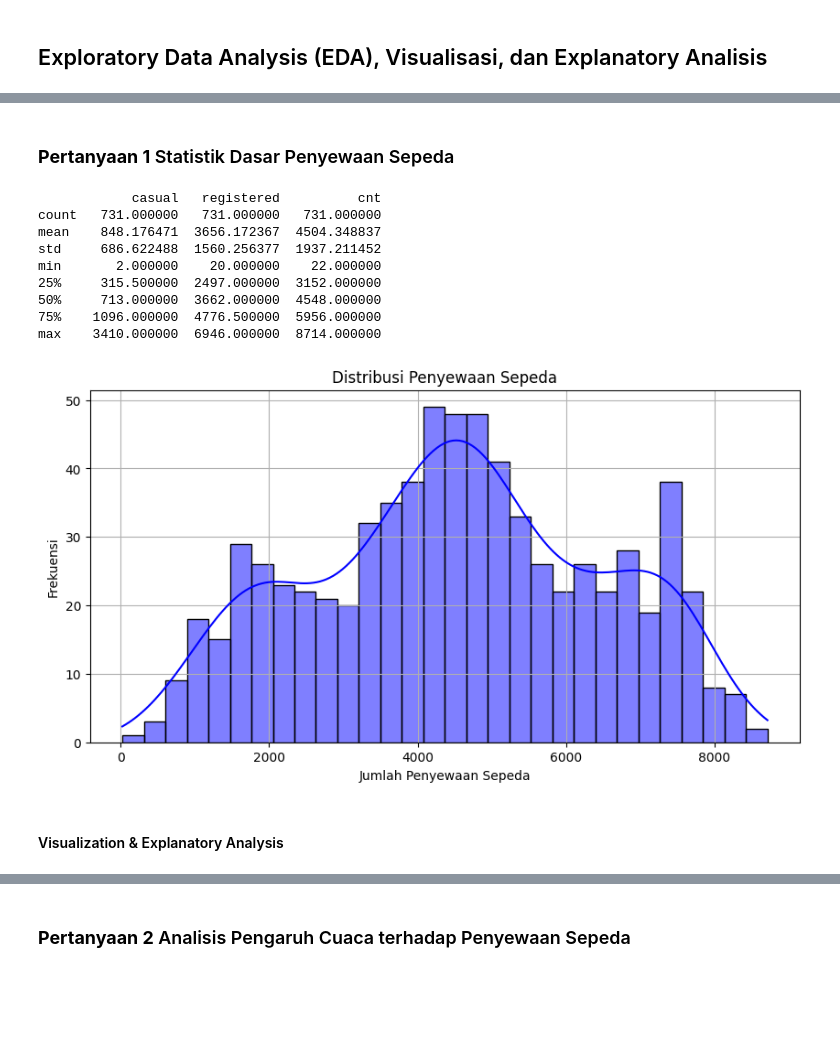
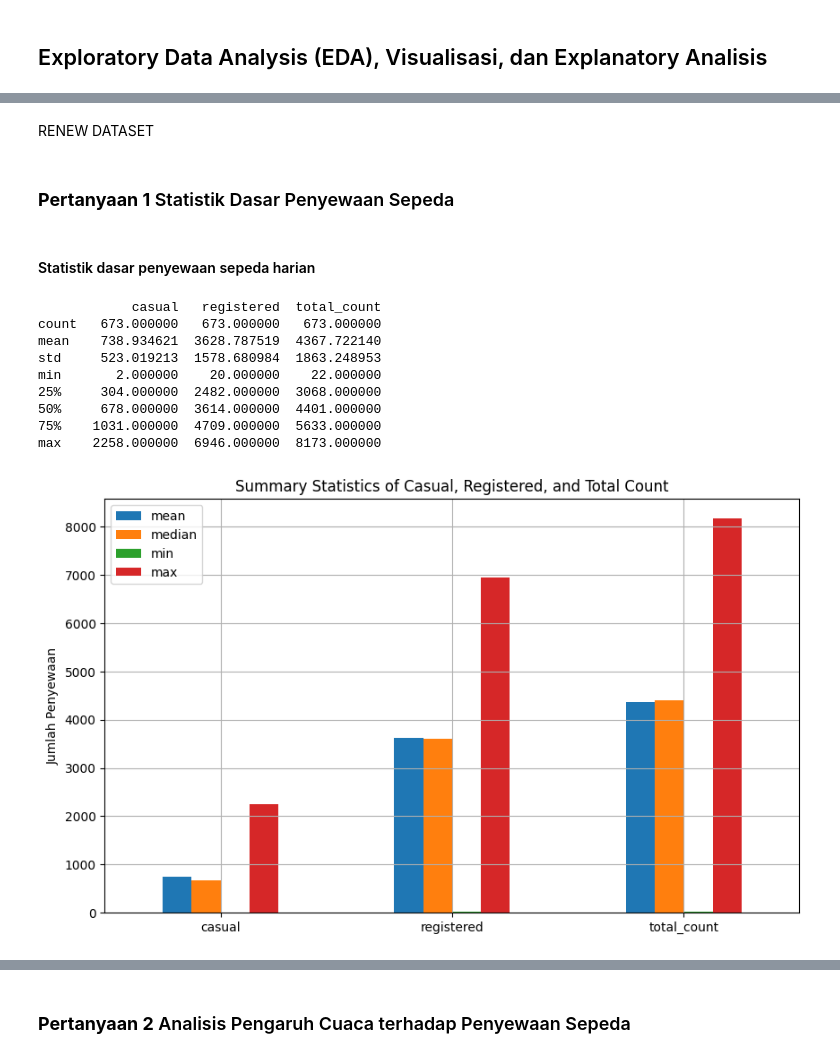
Before and after one commit to AmeliaGizzela/dicoding.data.bikesharing, a Jupyter notebook: Proyek_Analisis_Data_(Amelia_Gizzela).ipynb, the cells around one changed output, grey strips where cells are left out. Drawn from its saved outputs; the diff is of its cells as text; code cells hidden in the pictures; blank space fills up the shorter version.

```diff
--- a/Proyek_Analisis_Data_(Amelia_Gizzela).ipynb
+++ b/Proyek_Analisis_Data_(Amelia_Gizzela).ipynb
@@ -112,0 +210,9 @@ Pada tahap ini kita skip soalnya datanya udah oke
+# %%
+# Pilih hanya kolom numerik
+numeric_cols = hour_df.select_dtypes(include=['int64', 'float64']).columns
+
+plt.figure(figsize=(15, 8))
+sns.boxplot(data=hour_df[numeric_cols].melt(), x='variable', y='value')
+plt.xticks(rotation=45)
+plt.title('Boxplot Setiap Kolom Numerik(tabel day)')
+plt.show()
@@ -113,30 +311,33 @@ Pada tahap ini kita skip soalnya datanya udah oke
+# %% [markdown]
+RENEW DATASET
+# %%
+day_df=day_df_cleaned
+hour_df=hour_df_cleaned
 # %% [markdown]
 ### **Pertanyaan 1** Statistik Dasar Penyewaan Sepeda
+# %% [markdown]
+#### Statistik dasar penyewaan sepeda harian
 # %%
 # Statistik dasar penyewaan sepeda harian
-print(day_df[['casual', 'registered', 'cnt']].describe())
-
-"""### 2️⃣ Distribusi Jumlah Penyewaan Sepeda
-"""
+print(day_df[['casual', 'registered', 'total_count']].describe())
 
 # Visualisasi distribusi jumlah penyewaan
-plt.figure(figsize=(10, 5))
-sns.histplot(day_df["cnt"], bins=30, kde=True, color="blue")
-plt.xlabel("Jumlah Penyewaan Sepeda")
-plt.ylabel("Frekuensi")
-plt.title("Distribusi Penyewaan Sepeda")
+desc_stats = day_df[['casual', 'registered', 'total_count']].agg(['mean', 'median', 'min', 'max'])
+
+desc_stats.T.plot(kind='bar', figsize=(10,6))
+plt.title("Summary Statistics of Casual, Registered, and Total Count")
+plt.ylabel("Jumlah Penyewaan")
+plt.xticks(rotation=0)
 plt.grid(True)
 plt.show()
 # %% [output]
-            casual   registered          cnt
-count   731.000000   731.000000   731.000000
-mean    848.176471  3656.172367  4504.348837
-std     686.622488  1560.256377  1937.211452
+            casual   registered  total_count
+count   673.000000   673.000000   673.000000
+mean    738.934621  3628.787519  4367.722140
+std     523.019213  1578.680984  1863.248953
 min       2.000000    20.000000    22.000000
-25%     315.500000  2497.000000  3152.000000
-50%     713.000000  3662.000000  4548.000000
-75%    1096.000000  4776.500000  5956.000000
-max    3410.000000  6946.000000  8714.000000
+25%     304.000000  2482.000000  3068.000000
+50%     678.000000  3614.000000  4401.000000
+75%    1031.000000  4709.000000  5633.000000
+max    2258.000000  6946.000000  8173.000000
-[figure, old version]
+[figure, new version]
-# %% [markdown]
-#### Visualization & Explanatory Analysis
```
Also changed, not shown: parts of 35 cells of this notebook.
